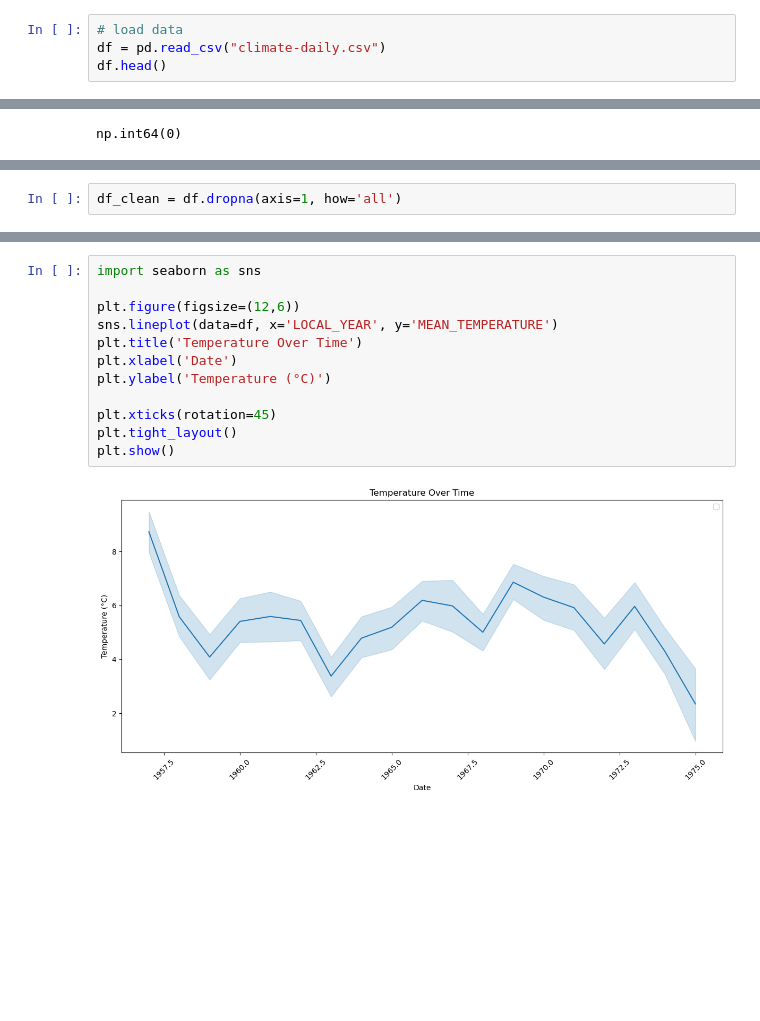
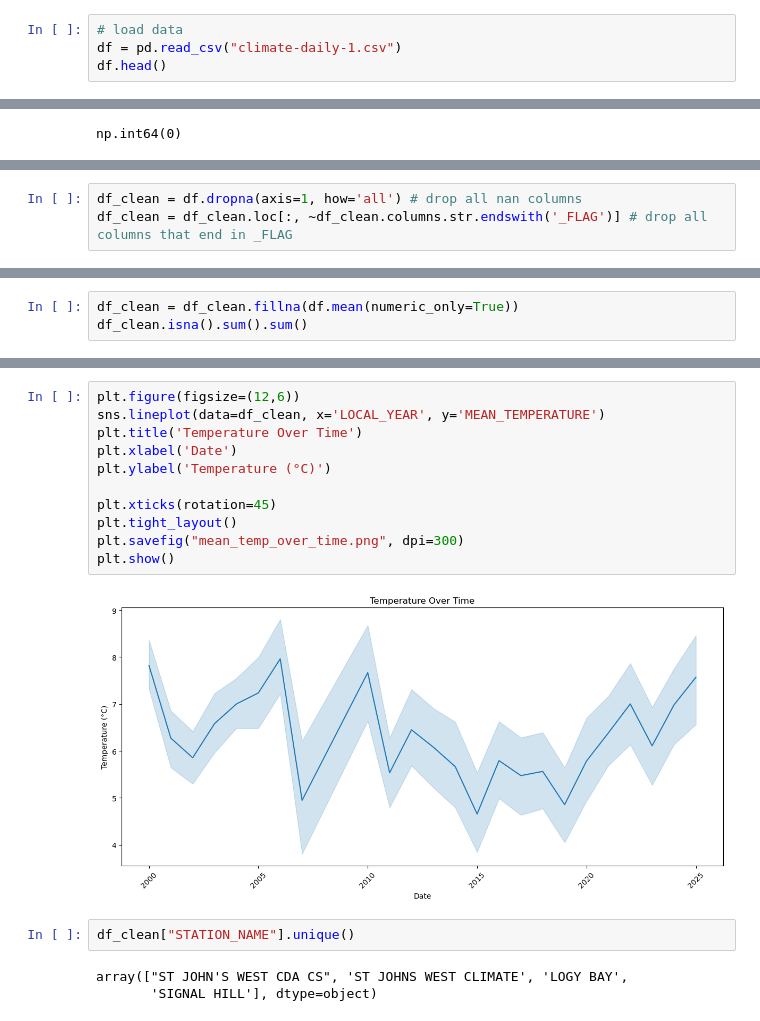
Before and after one commit to ieadoboe/cmsc6950-climate-daily, a Jupyter notebook: eda.ipynb, the cells around one changed output, grey strips where cells are left out. Drawn from its saved outputs; the diff is of its cells as text; blank space fills up the shorter version.

Commit message:
refactor: savefig trend plot

```diff
--- a/eda.ipynb
+++ b/eda.ipynb
@@ -7,7 +7,7 @@ import matplotlib.pyplot as plt
 import seaborn as sns
 # %%
 # load data
-df = pd.read_csv("climate-daily.csv")
+df = pd.read_csv("climate-daily-1.csv")
 df.head()
 # %% [output]
 |  | x | y | STATION_NAME | CLIMATE_IDENTIFIER | ID | LOCAL_DATE | PROVINCE_CODE | LOCAL_YEAR | ... |
@@ -144,5 +144,6 @@ df[["LOCAL_DATE_conv", "LOCAL_DATE"]]
 # %%
-df_clean = df.dropna(axis=1, how='all')
+df_clean = df.dropna(axis=1, how='all') # drop all nan columns
+df_clean = df_clean.loc[:, ~df_clean.columns.str.endswith('_FLAG')] # drop all columns that end in _FLAG
 # %%
 # visualize missing values
 sns.heatmap(df_clean.isnull(), cbar=False)
@@ -151,0 +153,3 @@ sns.heatmap(df_clean.isnull(), cbar=False)
+# %%
+df_clean = df_clean.fillna(df.mean(numeric_only=True))
+df_clean.isna().sum().sum()
@@ -203,14 +225,18 @@ print(df.LOCAL_YEAR.min())
 # %%
-import seaborn as sns
-
 plt.figure(figsize=(12,6))
-sns.lineplot(data=df, x='LOCAL_YEAR', y='MEAN_TEMPERATURE')
+sns.lineplot(data=df_clean, x='LOCAL_YEAR', y='MEAN_TEMPERATURE')
 plt.title('Temperature Over Time')
 plt.xlabel('Date')
 plt.ylabel('Temperature (°C)')
 
 plt.xticks(rotation=45)
 plt.tight_layout()
+plt.savefig("mean_temp_over_time.png", dpi=300)
 plt.show()
 # %% [output]
-[figure, old version]
+[figure, new version]
+# %%
+df_clean["STATION_NAME"].unique()
+# %% [output]
+array(["ST JOHN'S WEST CDA CS", 'ST JOHNS WEST CLIMATE', 'LOGY BAY',
+       'SIGNAL HILL'], dtype=object)
```
Also changed, not shown: parts of 17 cells of this notebook.
